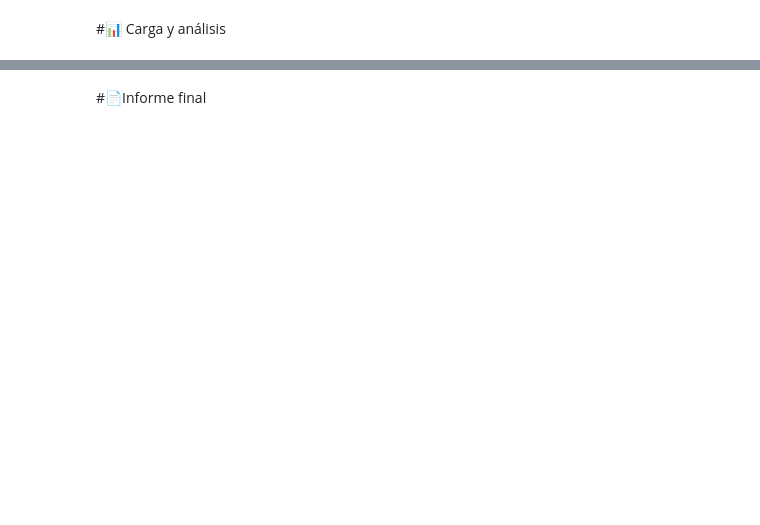
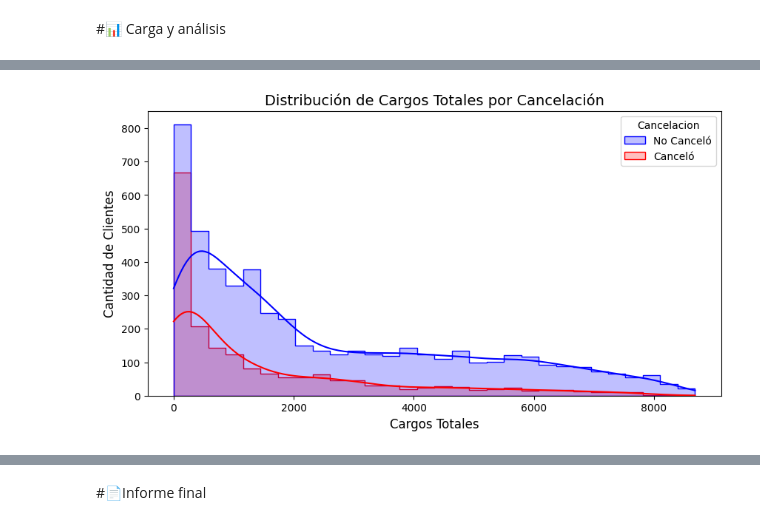
Before and after one commit to RJaqE/Challenge2, a Jupyter notebook: TelecomX_LATAM.ipynb, the cells around one changed output, grey strips where cells are left out. Saved outputs shown, nothing was run; the diff lists cells and outputs as text; code cells hidden in the pictures; blank space fills up the shorter version.

```diff
--- a/TelecomX_LATAM.ipynb
+++ b/TelecomX_LATAM.ipynb
@@ -6,0 +226,14 @@
+# %%
+mapeo_servicios = {
+    'No': 0,
+    'Yes': 1,
+    'No internet service': 0,
+    'No phone service': 0
+}
+columnas_servicios = ['MultipleLines', 'OnlineBackup', 'DeviceProtection', 'TechSupport', 'StreamingTV', 'StreamingMovies','OnlineSecurity']
+
+for columna in columnas_servicios:
+    datos_limpios[columna] = datos_limpios[columna].map(mapeo_servicios)
+
+
+datos_limpios.head()
@@ -8,0 +583,13 @@
+# %%
+datos_limpios['Cancelacion'] = datos_limpios['Churn'].map({0: 'No Canceló', 1: 'Canceló'})
+
+fig, ax = plt.subplots(figsize=(10,5))
+sns.histplot(data=datos_limpios, x='Charges.Total', hue='Cancelacion', kde=True, element="step", ax=ax, palette={'No Canceló':'blue', 'Canceló':'red'}, bins=30)
+
+ax.set_title('Distribución de Cargos Totales por Cancelación', fontsize=14)
+ax.set_xlabel('Cargos Totales', fontsize=12)
+ax.set_ylabel('Cantidad de Clientes', fontsize=12)
+fig.savefig('cancelacion_por_cargos.png',transparent=False,dpi=300,bbox_inches='tight')
+plt.show()
+# %% [output]
+[figure, added]
```
Also changed, not shown: parts of 40 cells of this notebook.
